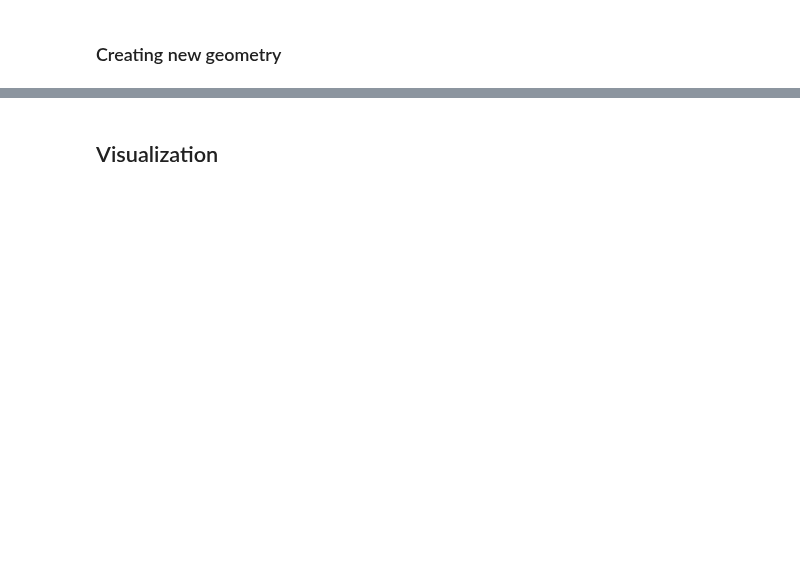
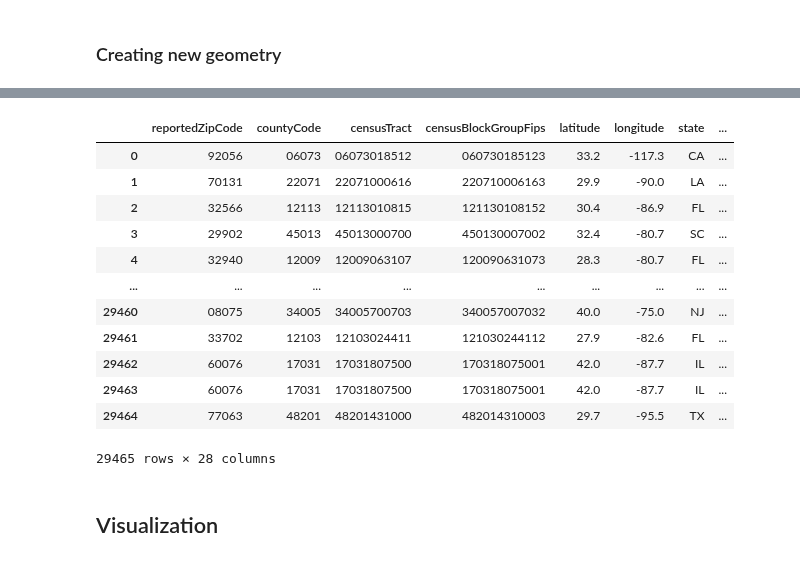
Before and after one commit to LayanKaushik/FloodClaimGeospatialImprovements, a Jupyter notebook: Code/New_geographic_unit_creation_updated (1).ipynb, the cells around one changed output, grey strips where cells are left out. Cells and saved outputs as stored; diff of their text form; code cells hidden in the pictures; blank space fills up the shorter version.

```diff
--- a/Code/New_geographic_unit_creation_updated (1).ipynb
+++ b/Code/New_geographic_unit_creation_updated (1).ipynb
@@ -816,3 +792,19 @@ for idx_unit, row_unit in df_geographic_unique.iterrows():
+# %%
+new_unit_df
+# %% [output]
+|  | reportedZipCode | countyCode | censusTract | censusBlockGroupFips | latitude | longitude | state | ... |
+| 0 | 92056 | 06073 | 06073018512 | 060730185123 | 33.2 | -117.3 | CA | ... |
+| 1 | 70131 | 22071 | 22071000616 | 220710006163 | 29.9 | -90.0 | LA | ... |
+| 2 | 32566 | 12113 | 12113010815 | 121130108152 | 30.4 | -86.9 | FL | ... |
+| 3 | 29902 | 45013 | 45013000700 | 450130007002 | 32.4 | -80.7 | SC | ... |
+| 4 | 32940 | 12009 | 12009063107 | 120090631073 | 28.3 | -80.7 | FL | ... |
+| ... | ... | ... | ... | ... | ... | ... | ... | ... |
+| 29460 | 08075 | 34005 | 34005700703 | 340057007032 | 40.0 | -75.0 | NJ | ... |
+| 29461 | 33702 | 12103 | 12103024411 | 121030244112 | 27.9 | -82.6 | FL | ... |
+| 29462 | 60076 | 17031 | 17031807500 | 170318075001 | 42.0 | -87.7 | IL | ... |
+| 29463 | 60076 | 17031 | 17031807500 | 170318075001 | 42.0 | -87.7 | IL | ... |
+| 29464 | 77063 | 48201 | 48201431000 | 482014310003 | 29.7 | -95.5 | TX | ... |
+29465 rows × 28 columns
 # %%
 new_unit_df1 = new_unit_df[['geometry_new_unit','new_geographic_unit']]
 
```
Also changed, not shown: parts of 5 cells of this notebook, 1 other file.
